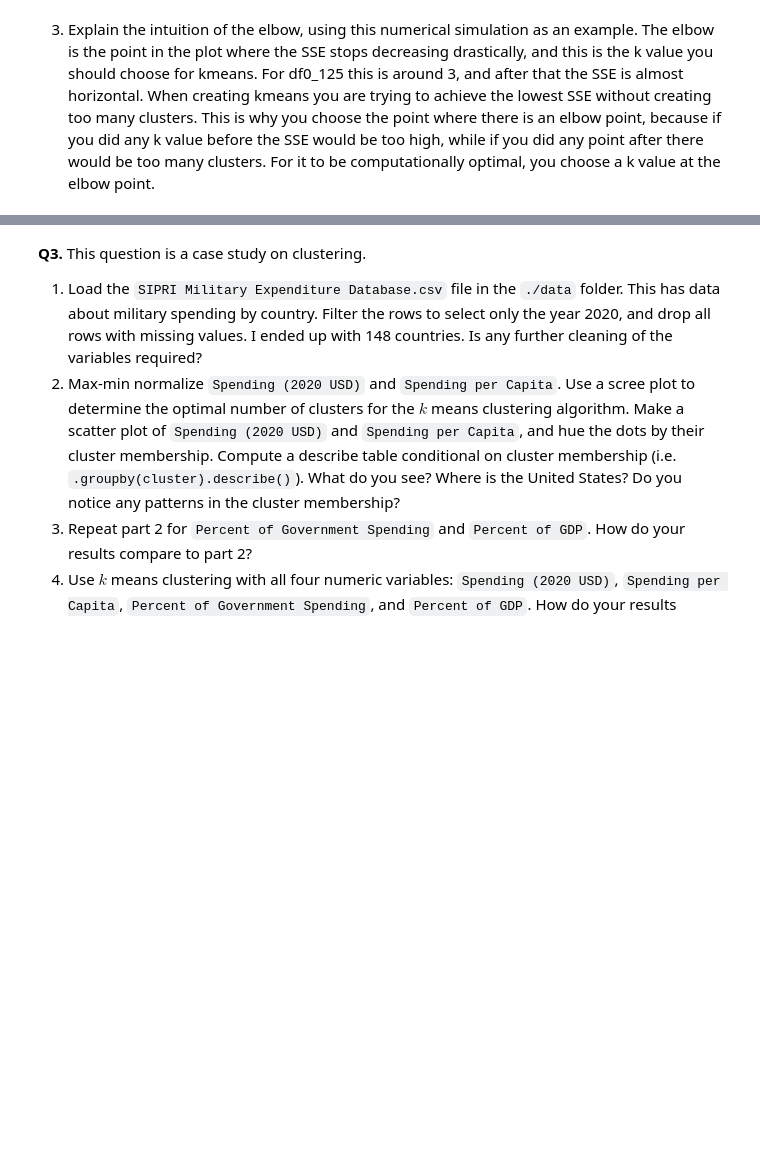
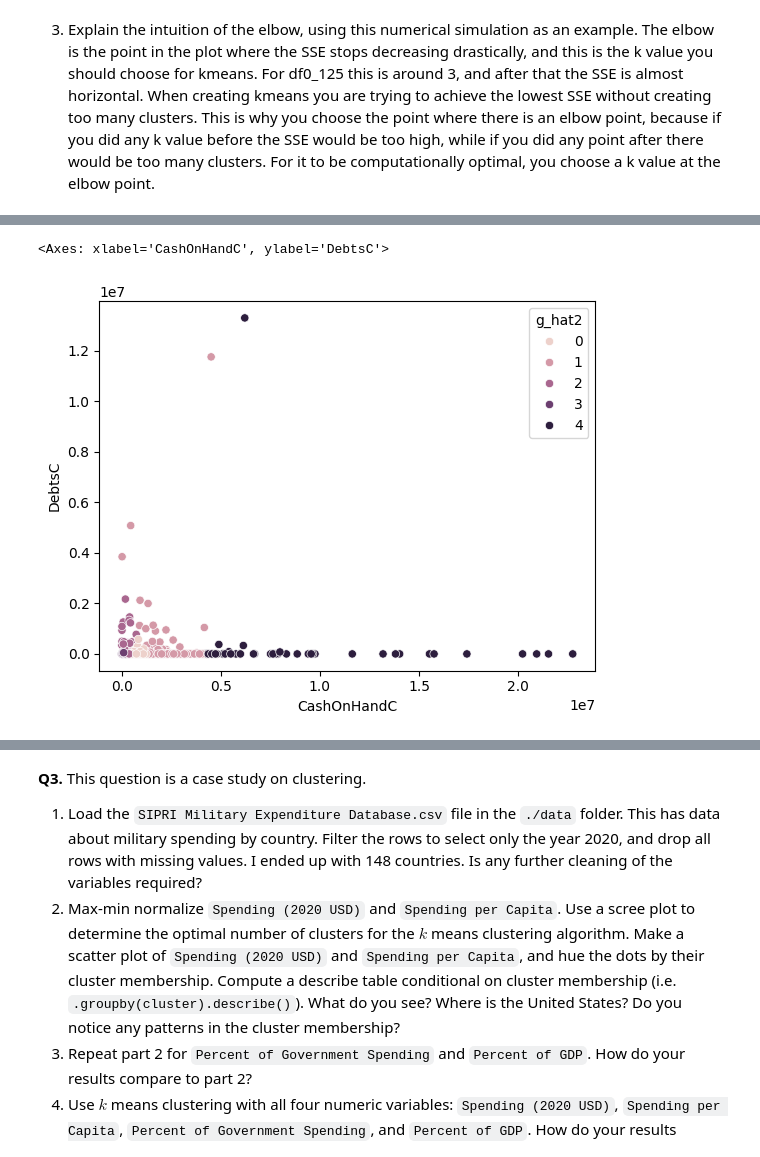
Before and after one commit to nylaup/clustering, a Jupyter notebook: assignment/assignment_clustering.ipynb, the cells around one changed output, grey strips where cells are left out. Cells and saved outputs as stored; diff of their text form; code cells hidden in the pictures; blank space fills up the shorter version.

```diff
--- a/assignment/assignment_clustering.ipynb
+++ b/assignment/assignment_clustering.ipynb
@@ -102,0 +196,16 @@ The elbow is the point in the plot where the SSE stops decreasing drastically, a
+# %%
+np.random.seed(10)
+initial_centroids2 = np.random.randint(low=1,high=X.shape[0],size=5)
+model2 = KMeans(n_clusters=5, max_iter=1,
+               init = X2.iloc[initial_centroids2,:],random_state=0)
+model2 = model2.fit(X2)
+ElectionData['g_hat2'] = model2.predict(X2)
+
+sns.scatterplot(data=ElectionData,x='CashOnHandC',y='DebtsC', hue='g_hat2')
+#the clustering seems to mainly be based on the Cash on Hand value and they are very horizontally split
+#the two variables also have less of a relationship, most of the candidates do not have many debts, except for
+#some outliers, so this relationship is harder to observe and there aren't really definitive clusters
+#for the algorithm to find
+# %% [output]
+<Axes: xlabel='CashOnHandC', ylabel='DebtsC'>
+[figure, added]
```
Also changed, not shown: parts of 13 cells of this notebook.
